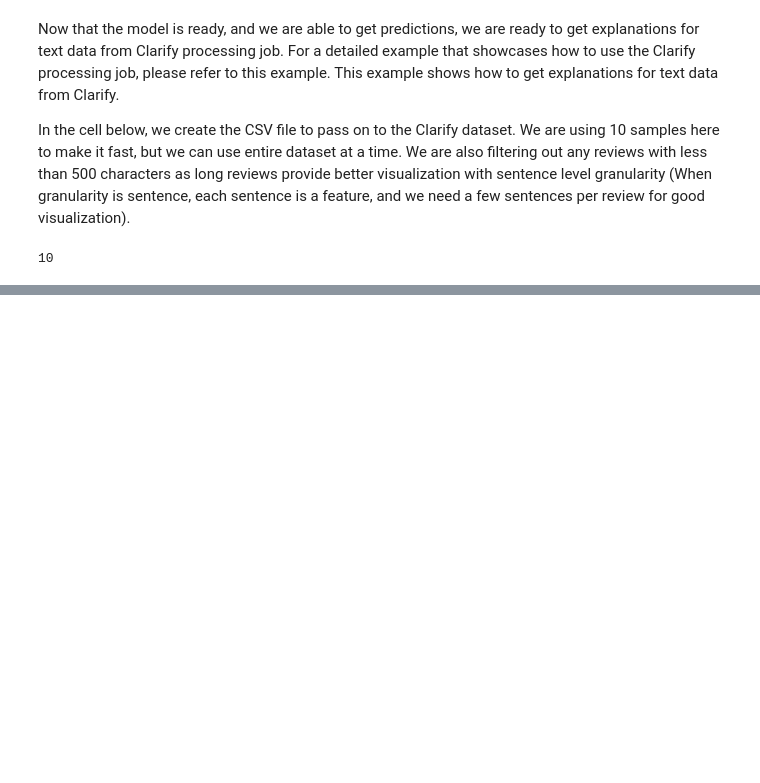
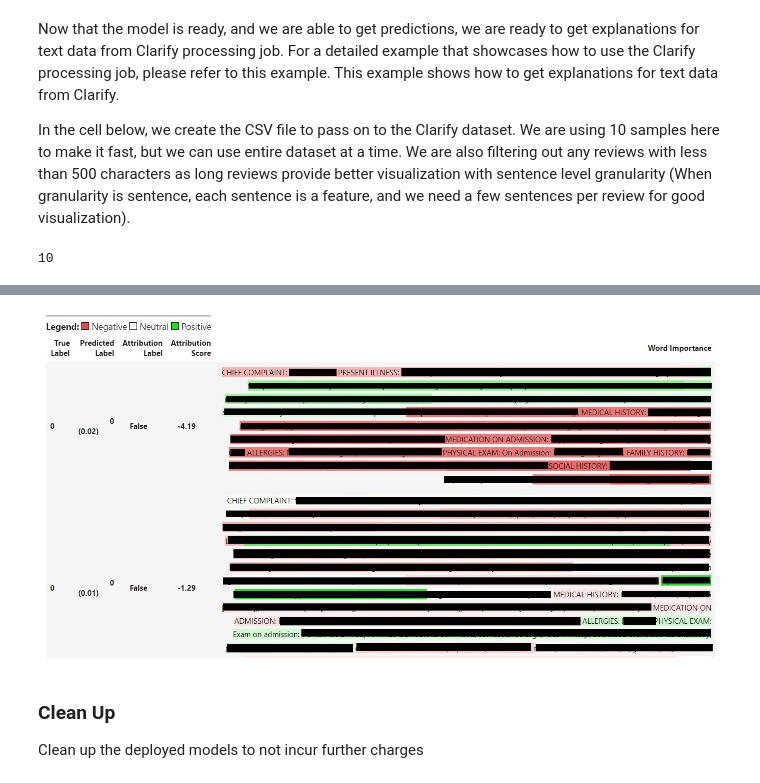
Before and after one commit to aws-samples/amazon-sagemaker-clarify-for-hospital-triage-nlp, a Jupyter notebook: explain-hospital-triage-prediction-with-amazon-sagemaker-clarify.ipynb, the cells around one changed output, grey strips where cells are left out. Saved outputs shown, nothing was run; the diff lists cells and outputs as text; code cells hidden in the pictures; blank space fills up the shorter version.

```diff
--- a/explain-hospital-triage-prediction-with-amazon-sagemaker-clarify.ipynb
+++ b/explain-hospital-triage-prediction-with-amazon-sagemaker-clarify.ipynb
@@ -616,2 +626,10 @@ len(tokens_dataset)
+# %%
+Image("img/sample-explainability-summary.jpg")
+# %% [output]
+[figure, added]
 # %%
 _ = visualization.visualize_text(vis)
+# %% [markdown]
+### Clean Up
+
+Clean up the deployed models to not incur further charges
```
Also changed, not shown: parts of 2 cells of this notebook.
